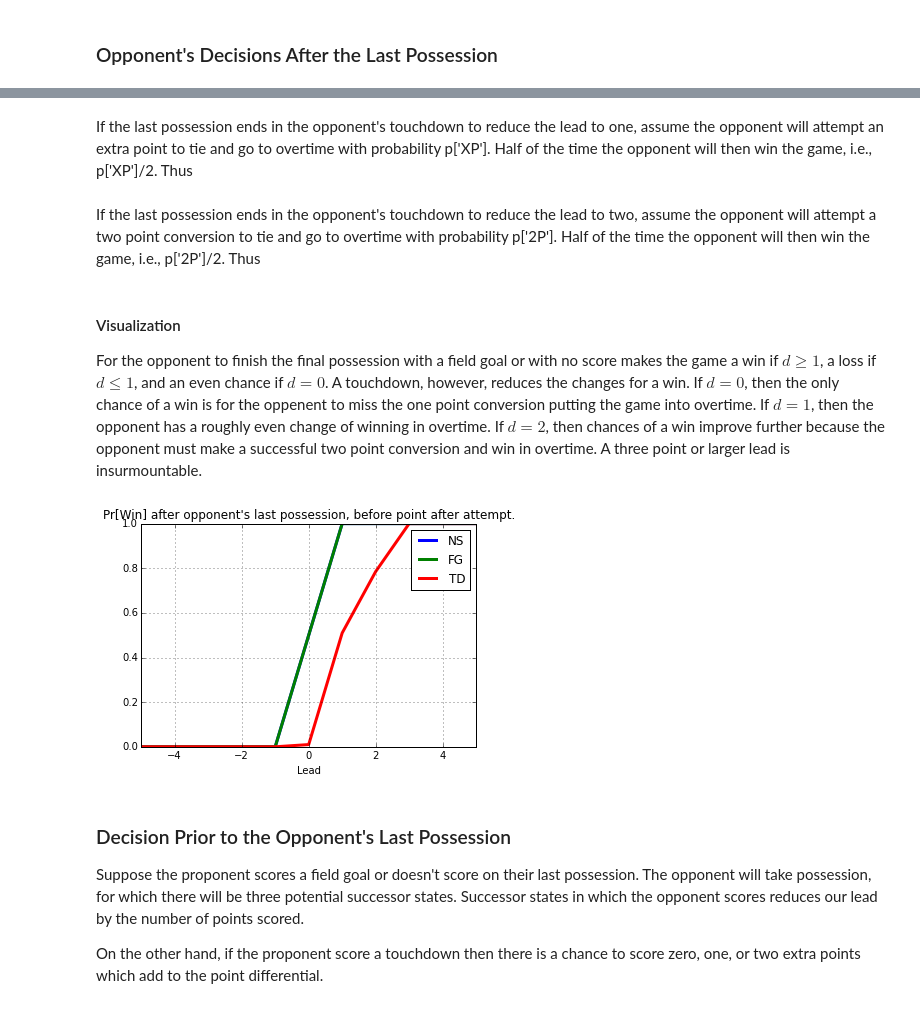
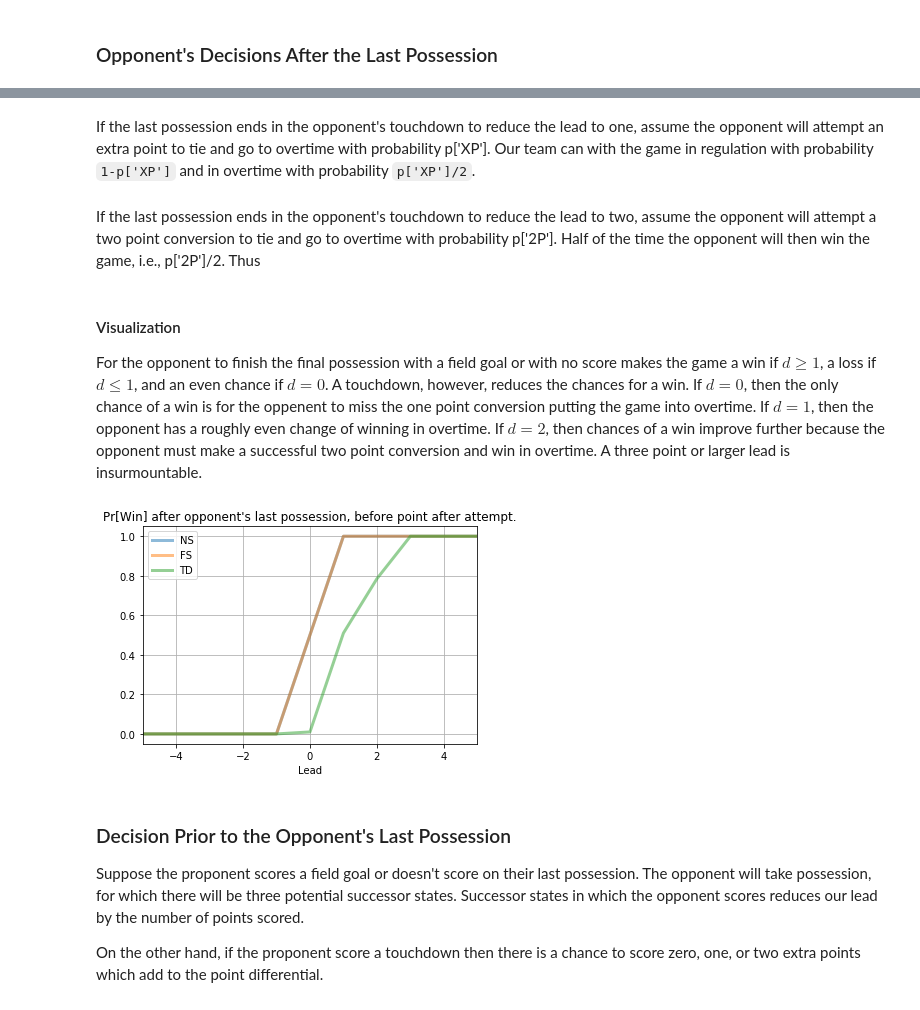
Before and after one commit to jckantor/CBE40455, a Jupyter notebook: notebooks/Points after Touchdown Decision.ipynb, the cells around one changed output, grey strips where cells are left out. Saved outputs shown, nothing was run; the diff lists cells and outputs as text; code cells hidden in the pictures.

```diff
--- a/notebooks/Points after Touchdown Decision.ipynb
+++ b/notebooks/Points after Touchdown Decision.ipynb
@@ -89,30 +89,29 @@ If the last possession ends in the opponent's touchdown to tie the game, assume
 # %%
 W['TD',0,0] = 0.5*(1.0 - p['XP'])
 # %% [markdown]
-If the last possession ends in the opponent's touchdown to reduce the lead to one, assume the opponent will attempt an extra point to tie and go to overtime with probability p['XP']. Half of the time the opponent will then win the game, i.e., p['XP']/2. Thus
+If the last possession ends in the opponent's touchdown to reduce the lead to one, assume the opponent will attempt an extra point to tie and go to overtime with probability p['XP']. Our team can with the game in regulation with probability `1-p['XP']` and in overtime with probability `p['XP']/2`.
 # %%
-W['TD',1,0] = 1.0 - p['XP']/2.0
+W['TD',1,0] = (1.0 - p['XP']) + p['XP']/2.0
 # %% [markdown]
 If the last possession ends in the opponent's touchdown to reduce the lead to two, assume the opponent will attempt a two point conversion to tie and go to overtime with probability p['2P']. Half of the time the opponent will then win the game, i.e., p['2P']/2. Thus
 # %%
-W['TD',2,0] = 1.0 - p['2P']/2.0
+W['TD',2,0] = (1.0 - p['2P']) + p['2P']/2.0
 # %% [markdown]
 #### Visualization
 
-For the opponent to finish the final possession with a field goal or with no score makes the game a win if $d \geq 1$, a loss if $d \leq 1$, and an even chance if $d = 0$. A touchdown, however, reduces the changes for a win.  If $d=0$, then the only chance of a win is for the oppenent to miss the one point conversion  putting the game into overtime. If $d=1$, then the opponent has a roughly even change of winning in overtime. If $d=2$, then chances of a win improve further because the opponent must make a successful two point conversion and win in overtime. A three point or larger lead is insurmountable.
+For the opponent to finish the final possession with a field goal or with no score makes the game a win if $d \geq 1$, a loss if $d \leq 1$, and an even chance if $d = 0$. A touchdown, however, reduces the chances for a win.  If $d=0$, then the only chance of a win is for the oppenent to miss the one point conversion  putting the game into overtime. If $d=1$, then the opponent has a roughly even change of winning in overtime. If $d=2$, then chances of a win improve further because the opponent must make a successful two point conversion and win in overtime. A three point or larger lead is insurmountable.
 # %%
-plt.hold(True)
-W['NS',:,0].plot(lw=3)
-W['FG',:,0].plot(lw=3)
-W['TD',:,0].plot(lw=3)
-plt.hold(False)
+W['NS',:,0].plot(lw=3,label='NS',alpha=0.5)
+W['FG',:,0].plot(lw=3,label='FS',alpha=0.5)
+W['TD',:,0].plot(lw=3,label='TD',alpha=0.5)
+
 plt.xlim(-5,5)
-plt.legend(S)
+plt.legend()
 plt.title("Pr[Win] after opponent's last possession, before point after attempt.")
 plt.xlabel('Lead')
 plt.grid()
 # %% [output]
-[figure, old version]
+[figure, new version]
 # %% [markdown]
 ### Decision Prior to the Opponent's Last Possession
 
```
Also changed, not shown: parts of 11 cells of this notebook, 1 other file.
